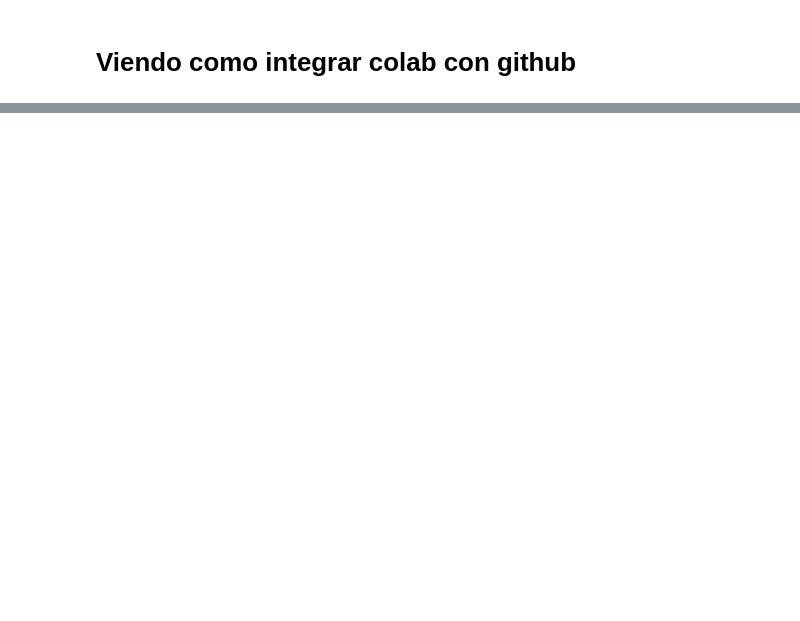
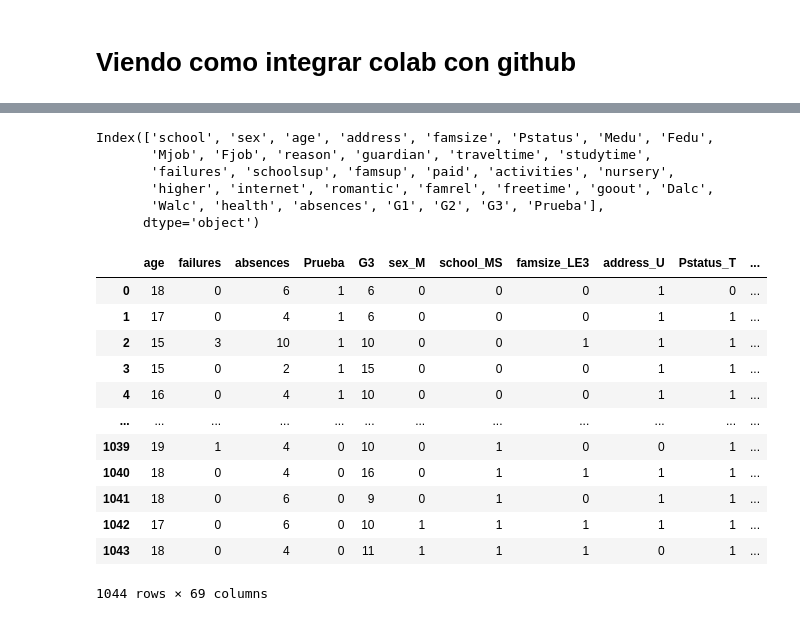
Before and after one commit to CMorgadoM/ML-Proyect, a Jupyter notebook: tarea ML V1.ipynb, the cells around one changed output, grey strips where cells are left out. Saved outputs shown, nothing was run; the diff lists cells and outputs as text; code cells hidden in the pictures; blank space fills up the shorter version.

```diff
--- a/tarea ML V1.ipynb
+++ b/tarea ML V1.ipynb
@@ -19,0 +28,69 @@ df.head()
+# %%
+df.columns
+# %% [output]
+Index(['school', 'sex', 'age', 'address', 'famsize', 'Pstatus', 'Medu', 'Fedu',
+       'Mjob', 'Fjob', 'reason', 'guardian', 'traveltime', 'studytime',
+       'failures', 'schoolsup', 'famsup', 'paid', 'activities', 'nursery',
+       'higher', 'internet', 'romantic', 'famrel', 'freetime', 'goout', 'Dalc',
+       'Walc', 'health', 'absences', 'G1', 'G2', 'G3', 'Prueba'],
+      dtype='object')
+# %%
+# Quito las pruebas intermedias y me quedo solo con la nota final (G3), que será la variable dependiente
+
+df = df[['school', 'sex', 'age', 'address', 'famsize', 'Pstatus', 'Medu', 'Fedu',
+       'Mjob', 'Fjob', 'reason', 'guardian', 'traveltime', 'studytime',
+       'failures', 'schoolsup', 'famsup', 'paid', 'activities', 'nursery',
+       'higher', 'internet', 'romantic', 'famrel', 'freetime', 'goout', 'Dalc',
+       'Walc', 'health', 'absences','Prueba','G3']]
+# %%
+# MYoEdu = [0 if i == 0 else 4 if i == 1 else 9 if i == 2 else 12 if i == 3 else 16 for i in df.Medu] # Convierto la variable a años de educación
+# FYoEdu = [0 if i == 0 else 4 if i == 1 else 9 if i == 2 else 12 if i == 3 else 16 for i in df.Fedu] # Convierto la variable a años de educación
+
+# One hot encoding de las variables categoricas
+# Variables tipo escala de likert se trabajan como categoricas, para no asumir distnacia lineal entre las categorías
+cat_variables = [
+    'sex', # Indicador de sexo, valor Femenino=0, masculino=1
+    'school', # MS:1 ; GP:0
+    'famsize', #  menos de 3(LE3):1 ;  mayor a 3(GT3):0
+    'address', # Urbana(U):1 ; Rural(R):0
+    'Pstatus', # pades viven juntos(T):1 ; padres viven separados(A):0
+    'Medu', # Nivel educacional de la madre; 0-ninguno, 1-primer ciclo, 2-segundo ciclo, 3-secundaria completa, 4-educación superior
+    'Fedu', # Nivel educacional de la padre; 0-ninguno, 1-primer ciclo, 2-segundo ciclo, 3-secundaria completa, 4-educación superior
+    'Mjob', # Tipo de ocupación de la madre, se deja fuera at_home
+    'Fjob', # Tipo de ocupación del padre, se deja fuera at_home
+    'reason', # rason para entrar a esta escuela; home= vive cerca de la escuela; reputation=reputacion de la escuela; other=otras razones; course=preferencia por cursos dictados (queda fuera)
+    'guardian', # quien cuida al menor, queda fuera padre
+    'traveltime',
+    'studytime',
+    'schoolsup', # recive apoyo escolar
+    'famsup', # recibe apoyo familiar
+    'paid', # Recibe clases extra en la materia
+    'activities', # participa en actividades extracurriculares
+    'nursery', # la escuela tiene enfermería
+    'higher', # el estudiante aspira a educación superior
+    'internet', # internet en casa
+    'romantic', # estudiante con relación romantica
+    'famrel', # escala likert de calidad de relaciones familiares
+    'freetime', # escala likert de cantidad de tiempo libre
+    'goout', # Escala likert de salida con amigos
+    'Dalc', # Escala likert de Consumo de alcohol en días laborales
+    'Walc', # Escala likert de Consumo de alcohol en fin de semana
+    'health' # Escala likert de salud general del estudiante
+    ]
+
+dummies_df = pd.get_dummies(df, columns=cat_variables, drop_first=True, dtype=int)
+dummies_df
+# %% [output]
+|  | age | failures | absences | Prueba | G3 | sex_M | school_MS | famsize_LE3 | address_U | Pstatus_T | ... |
+| 0 | 18 | 0 | 6 | 1 | 6 | 0 | 0 | 0 | 1 | 0 | ... |
+| 1 | 17 | 0 | 4 | 1 | 6 | 0 | 0 | 0 | 1 | 1 | ... |
+| 2 | 15 | 3 | 10 | 1 | 10 | 0 | 0 | 1 | 1 | 1 | ... |
+| 3 | 15 | 0 | 2 | 1 | 15 | 0 | 0 | 0 | 1 | 1 | ... |
+| 4 | 16 | 0 | 4 | 1 | 10 | 0 | 0 | 0 | 1 | 1 | ... |
+| ... | ... | ... | ... | ... | ... | ... | ... | ... | ... | ... | ... |
+| 1039 | 19 | 1 | 4 | 0 | 10 | 0 | 1 | 0 | 0 | 1 | ... |
+| 1040 | 18 | 0 | 4 | 0 | 16 | 0 | 1 | 1 | 1 | 1 | ... |
+| 1041 | 18 | 0 | 6 | 0 | 9 | 0 | 1 | 0 | 1 | 1 | ... |
+| 1042 | 17 | 0 | 6 | 0 | 10 | 1 | 1 | 1 | 1 | 1 | ... |
+| 1043 | 18 | 0 | 4 | 0 | 11 | 1 | 1 | 1 | 0 | 1 | ... |
+1044 rows × 69 columns
```
Also changed, not shown: parts of 12 cells of this notebook.
